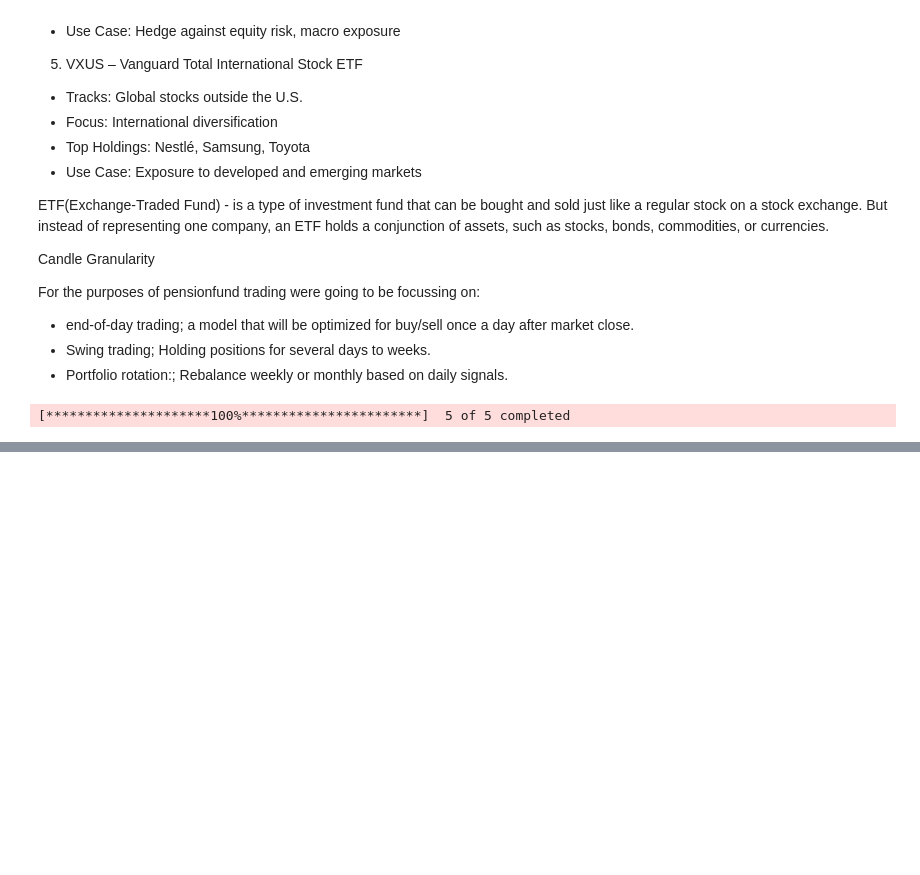
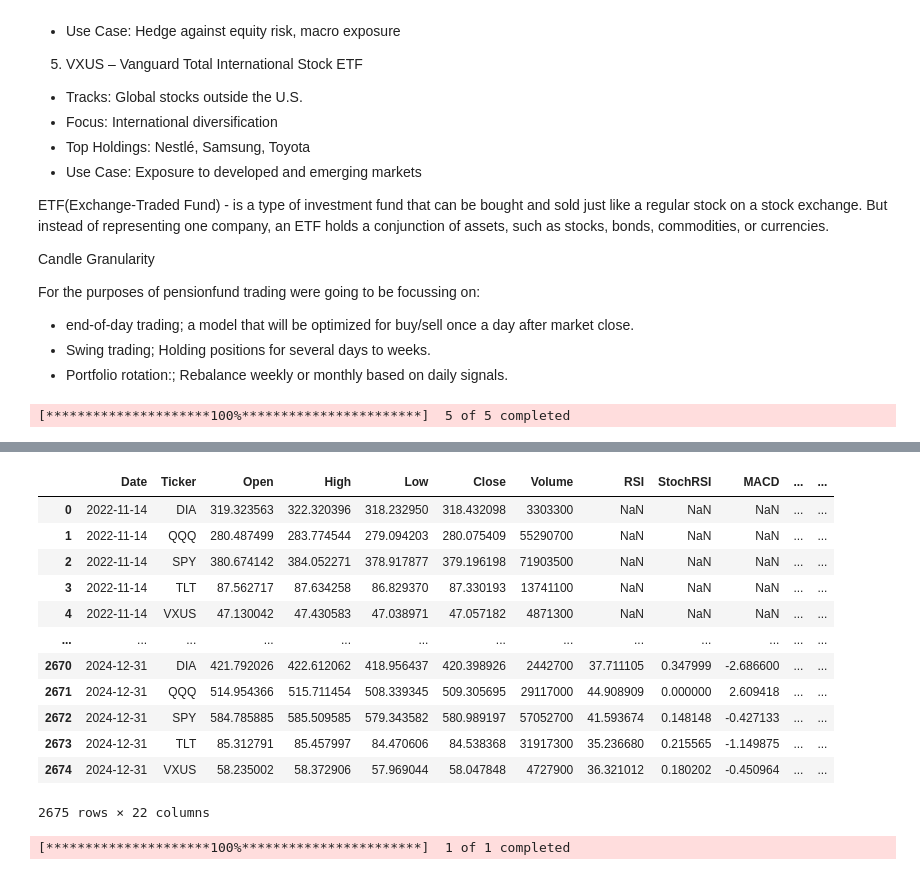
Before and after one commit to HellCatCruiser/AgenticTrader, a Jupyter notebook: data_cleaning/data_cleaning.ipynb, the cells around one changed output, grey strips where cells are left out. Cells and saved outputs as stored; diff of their text form; code cells hidden in the pictures; blank space fills up the shorter version.

```diff
--- a/data_cleaning/data_cleaning.ipynb
+++ b/data_cleaning/data_cleaning.ipynb
@@ -171,0 +250,18 @@ The average is calculated by simply aggregating the closing prices of the stock
+# %%
+ti_series = add_indicators(df_flat)
+ti_series = ti_series.groupby("Ticker", group_keys=False).apply(add_indicators)
+ti_series
+# %% [output]
+|  | Date | Ticker | Open | High | Low | Close | Volume | RSI | StochRSI | MACD | ... | ... |
+| 0 | 2022-11-14 | DIA | 319.323563 | 322.320396 | 318.232950 | 318.432098 | 3303300 | NaN | NaN | NaN | ... | ... |
+| 1 | 2022-11-14 | QQQ | 280.487499 | 283.774544 | 279.094203 | 280.075409 | 55290700 | NaN | NaN | NaN | ... | ... |
+| 2 | 2022-11-14 | SPY | 380.674142 | 384.052271 | 378.917877 | 379.196198 | 71903500 | NaN | NaN | NaN | ... | ... |
+| 3 | 2022-11-14 | TLT | 87.562717 | 87.634258 | 86.829370 | 87.330193 | 13741100 | NaN | NaN | NaN | ... | ... |
+| 4 | 2022-11-14 | VXUS | 47.130042 | 47.430583 | 47.038971 | 47.057182 | 4871300 | NaN | NaN | NaN | ... | ... |
+| ... | ... | ... | ... | ... | ... | ... | ... | ... | ... | ... | ... | ... |
+| 2670 | 2024-12-31 | DIA | 421.792026 | 422.612062 | 418.956437 | 420.398926 | 2442700 | 37.711105 | 0.347999 | -2.686600 | ... | ... |
+| 2671 | 2024-12-31 | QQQ | 514.954366 | 515.711454 | 508.339345 | 509.305695 | 29117000 | 44.908909 | 0.000000 | 2.609418 | ... | ... |
+| 2672 | 2024-12-31 | SPY | 584.785885 | 585.509585 | 579.343582 | 580.989197 | 57052700 | 41.593674 | 0.148148 | -0.427133 | ... | ... |
+| 2673 | 2024-12-31 | TLT | 85.312791 | 85.457997 | 84.470606 | 84.538368 | 31917300 | 35.236680 | 0.215565 | -1.149875 | ... | ... |
+| 2674 | 2024-12-31 | VXUS | 58.235002 | 58.372906 | 57.969044 | 58.047848 | 4727900 | 36.321012 | 0.180202 | -0.450964 | ... | ... |
+2675 rows × 22 columns
@@ -171,0 +274,5 @@ The average is calculated by simply aggregating the closing prices of the stock
+# %%
+# Download ^IRX (13-week Treasury Bill rate)
+rf = yf.download("^IRX", start=start_date, end="2025-01-01", interval="1d")
+# %% [output]
+[*********************100%***********************]  1 of 1 completed
```
Also changed, not shown: parts of 17 cells of this notebook.
